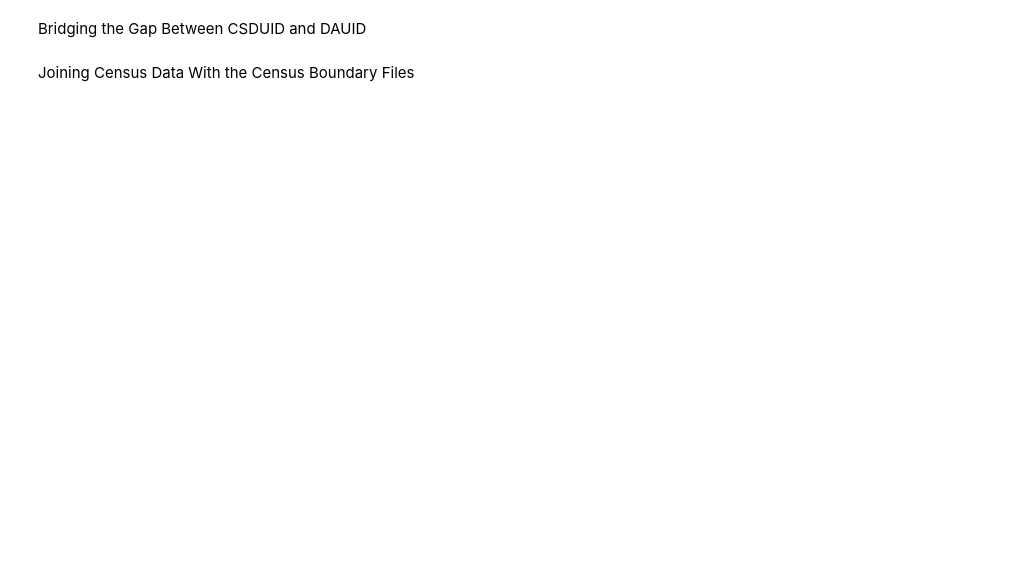
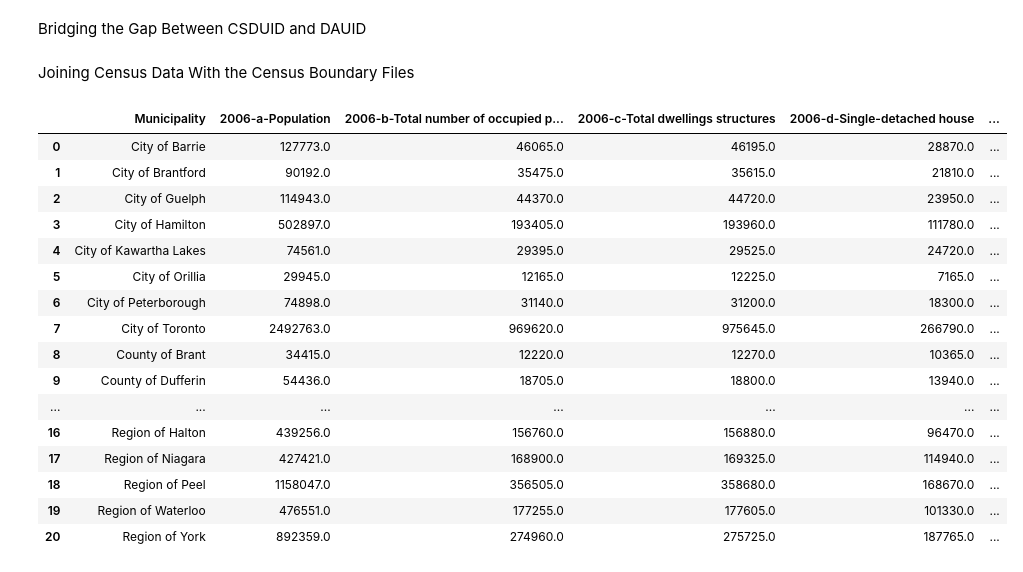
Before and after one commit to schoolofcities/urban-growth-canada, a Jupyter notebook: ggh-growth/Census-File-Handling/Code/Part A - CensusDataCleaning_V1.ipynb, the cells around one changed output. Drawn from its saved outputs; the diff is of its cells as text; code cells hidden in the pictures; blank space fills up the shorter version.

```diff
--- a/ggh-growth/Census-File-Handling/Code/Part A - CensusDataCleaning_V1.ipynb
+++ b/ggh-growth/Census-File-Handling/Code/Part A - CensusDataCleaning_V1.ipynb
@@ -23,18 +35,6 @@ Bridging the Gap Between CSDUID and DAUID
 # %%
-#import census reference table, which contains the DGUID for DA and CSD level.
-DA_to_CSD = "../Data/2021_DA_CSDUID_Reference_Table.csv"
-DA_to_CSD = pandas.read_csv(DA_to_CSD)
-#merge the reference table to the Ontario DA file for 2021
-DA_with_CSDDGUID = pandas.merge(ontario_da_21, DA_to_CSD, left_on = "DGUID", right_on = "DADGUID_ADIDUGD")
-#copy the 'DGUID', 'CSDUID' to a new dataframe called DA_with_CSD, then merge it to DA_with_CSDDGUID
-DA_with_CSD = ontario_csd_21[['DGUID', 'CSDUID']].copy()
-GGH_DA_with_CSDUID_21 = pandas.merge(DA_with_CSDDGUID, DA_with_CSD,  left_on= "CSDDGUID_SDRIDUGD", right_on= "DGUID")
-#remove redundant fields
-GGH_DA_with_CSDUID_21 = GGH_DA_with_CSDUID_21.drop(["CSDDGUID_SDRIDUGD", "DADGUID_ADIDUGD", "DGUID_y", "DGUID_x"], axis = 1)
-GGH_DA_with_CSDUID_06 = ontario_da_06.drop(["CDUID", "ERUID", "CCSUID", "CTUID", "CMAUID", "PRUID"], axis = 1)
-#canada_da_21.drop('CensusID2', axis =1)
 #turn the region summary into a list
-censusIDList = region_summary['CSDUID2'].tolist()
+censusIDList = region_summary['CDUID2'].tolist()
 municipalityList = region_summary['Municipality'].tolist()
 macroList = region_summary["Macro"].tolist()
 #loop through the list to add a new field called CSDID2, CSDID2 will be a new key for joining with regions-summary.csv
@@ -90,21 +92,37 @@ GGH_Census_21.to_file("../Export/GGH_Census_21.geojson")
 # %%
+
 pivot_table_06 = pandas.pivot_table(data = GGH_Census_06, values = GGH06_fields, index = ['Municipality'], aggfunc = numpy.sum)
 pivot_table_21 = pandas.pivot_table(data = GGH_Census_21, values = GGH21_fields, index = ['Municipality'], aggfunc = numpy.sum)
 pivot_table_06 = pivot_table_06.reset_index()
 pivot_table_21 = pivot_table_21.reset_index()
-pivot_table = pivot_table_06['Municipality'].reset_index()
 
-fieldNames = []
-for f in GGH21_fields:
-    fieldNames.append(f'Change - {f}')
+pivotField_06 = pivot_table_06.columns.tolist()
+pivotField_21 = pivot_table_21.columns.tolist()
+i = 1
+while i < len(pivotField_06):
 
-i = 0
-while i < len(GGH06_fields):
-    pivot_table[fieldNames[i]] = pivot_table_21[GGH21_fields[i]] - pivot_table_06[GGH06_fields[i]]
+    pivot_table_06.rename(columns={f'{pivotField_06[i]}': f'2006-{pivotField_06[i]}'}, inplace=True)
+    pivot_table_21.rename(columns={f'{pivotField_21[i]}': f'2021-{pivotField_21[i]}'}, inplace=True)
     i+=1
 
-pivot_table = pivot_table.drop(['index'], axis = 1)
-
-ggh_regions = geopandas.read_file("../../../ggh-growth/ggh-growth-plan-regions.geojson")
-ggh = pandas.merge(ggh_regions, pivot_table, right_on = "Municipality", left_on = "Name")
-ggh.to_file("../Export/GGH_Census_Change.geojson")
+pivot_table = pandas.merge(pivot_table_06, pivot_table_21 , on = "Municipality", sort=False)
+# %%
+pivot_table
+# %% [output]
+|  | Municipality | 2006-a-Population | 2006-b-Total number of occupied p... | 2006-c-Total dwellings structures | 2006-d-Single-detached house | ... |
+| 0 | City of Barrie | 127773.0 | 46065.0 | 46195.0 | 28870.0 | ... |
+| 1 | City of Brantford | 90192.0 | 35475.0 | 35615.0 | 21810.0 | ... |
+| 2 | City of Guelph | 114943.0 | 44370.0 | 44720.0 | 23950.0 | ... |
+| 3 | City of Hamilton | 502897.0 | 193405.0 | 193960.0 | 111780.0 | ... |
+| 4 | City of Kawartha Lakes | 74561.0 | 29395.0 | 29525.0 | 24720.0 | ... |
+| 5 | City of Orillia | 29945.0 | 12165.0 | 12225.0 | 7165.0 | ... |
+| 6 | City of Peterborough | 74898.0 | 31140.0 | 31200.0 | 18300.0 | ... |
+| 7 | City of Toronto | 2492763.0 | 969620.0 | 975645.0 | 266790.0 | ... |
+| 8 | County of Brant | 34415.0 | 12220.0 | 12270.0 | 10365.0 | ... |
+| 9 | County of Dufferin | 54436.0 | 18705.0 | 18800.0 | 13940.0 | ... |
+| ... | ... | ... | ... | ... | ... | ... |
+| 16 | Region of Halton | 439256.0 | 156760.0 | 156880.0 | 96470.0 | ... |
+| 17 | Region of Niagara | 427421.0 | 168900.0 | 169325.0 | 114940.0 | ... |
+| 18 | Region of Peel | 1158047.0 | 356505.0 | 358680.0 | 168670.0 | ... |
+| 19 | Region of Waterloo | 476551.0 | 177255.0 | 177605.0 | 101330.0 | ... |
+| 20 | Region of York | 892359.0 | 274960.0 | 275725.0 | 187765.0 | ... |
```
Also changed, not shown: parts of 11 cells of this notebook, 5 other files.
